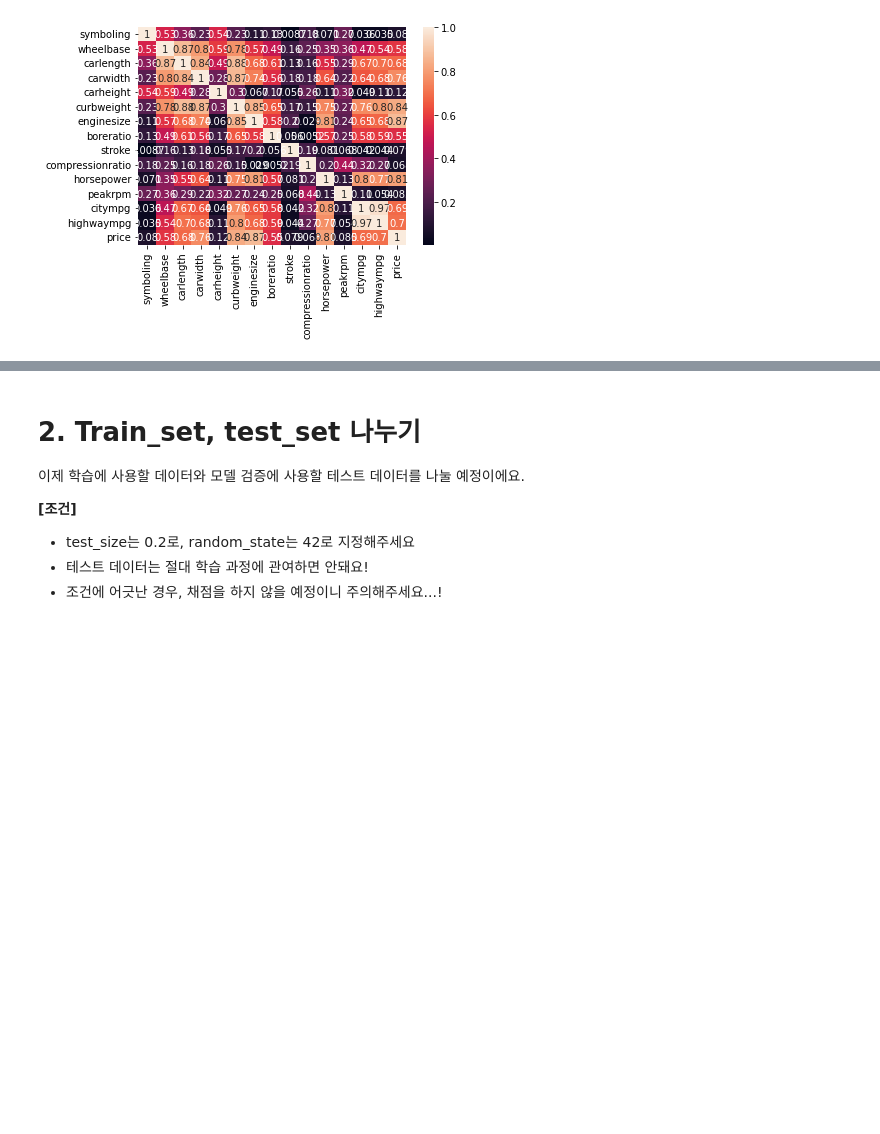
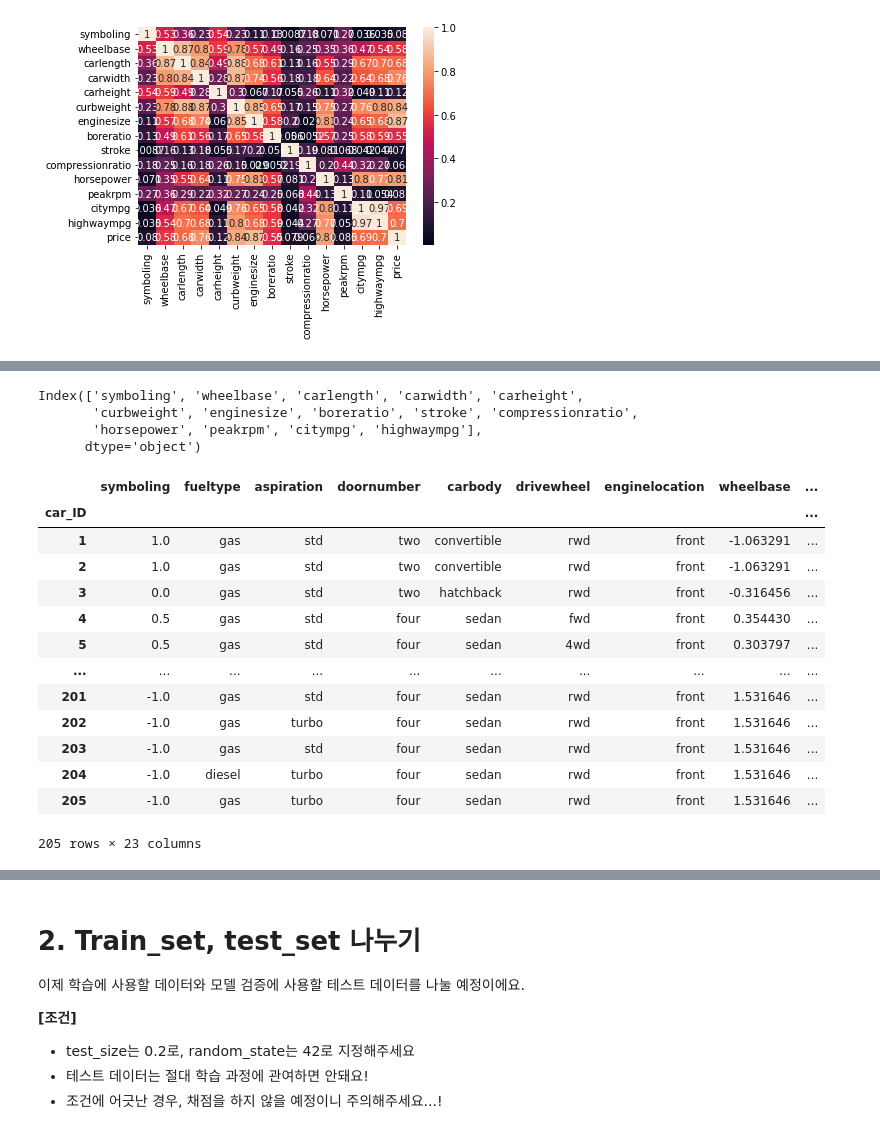
Before and after one commit to hiroyoshifuruno/DAP__2022, a Jupyter notebook: Lecture8.ipynb, the cells around one changed output, grey strips where cells are left out. Cells and saved outputs as stored; diff of their text form; code cells hidden in the pictures; blank space fills up the shorter version.

```diff
--- a/Lecture8.ipynb
+++ b/Lecture8.ipynb
@@ -166,8 +183,14 @@ y = df_price['price']
+# %%
+columns = X.describe().columns; columns
+# %% [output]
+Index(['symboling', 'wheelbase', 'carlength', 'carwidth', 'carheight',
+       'curbweight', 'enginesize', 'boreratio', 'stroke', 'compressionratio',
+       'horsepower', 'peakrpm', 'citympg', 'highwaympg'],
+      dtype='object')
 # %%
-## 원하는 방법으로 데이터를 전처리하세요 ##
+ ## 원하는 방법으로 데이터를 전처리하세요 ##
 from sklearn.preprocessing import RobustScaler
+
 scaler = RobustScaler()
 
-df_filter = X
-
-df_robust = pd.DataFrame(scaler.fit_transform(X[X.describe().columns]), columns = df_price.describe().columns[1:])
+X[columns] = scaler.fit_transform(X[columns])
@@ -181,2 +197,19 @@ X = X.drop(["symboling","peakrpm","compressionratio","stroke","carheight"], axis
+# %%
+X
+# %% [output]
+|  | symboling | fueltype | aspiration | doornumber | carbody | drivewheel | enginelocation | wheelbase | ... |
+| car_ID |  |  |  |  |  |  |  |  | ... |
+| 1 | 1.0 | gas | std | two | convertible | rwd | front | -1.063291 | ... |
+| 2 | 1.0 | gas | std | two | convertible | rwd | front | -1.063291 | ... |
+| 3 | 0.0 | gas | std | two | hatchback | rwd | front | -0.316456 | ... |
+| 4 | 0.5 | gas | std | four | sedan | fwd | front | 0.354430 | ... |
+| 5 | 0.5 | gas | std | four | sedan | 4wd | front | 0.303797 | ... |
+| ... | ... | ... | ... | ... | ... | ... | ... | ... | ... |
+| 201 | -1.0 | gas | std | four | sedan | rwd | front | 1.531646 | ... |
+| 202 | -1.0 | gas | turbo | four | sedan | rwd | front | 1.531646 | ... |
+| 203 | -1.0 | gas | std | four | sedan | rwd | front | 1.531646 | ... |
+| 204 | -1.0 | diesel | turbo | four | sedan | rwd | front | 1.531646 | ... |
+| 205 | -1.0 | gas | turbo | four | sedan | rwd | front | 1.531646 | ... |
+205 rows × 23 columns
 # %%
 X = pd.get_dummies(X, columns=['fueltype', 'aspiration', 'doornumber', 'carbody', 'drivewheel', 'enginelocation', 'enginetype', "cylindernumber", 'fuelsystem'])
```
Also changed, not shown: parts of 12 cells of this notebook.
